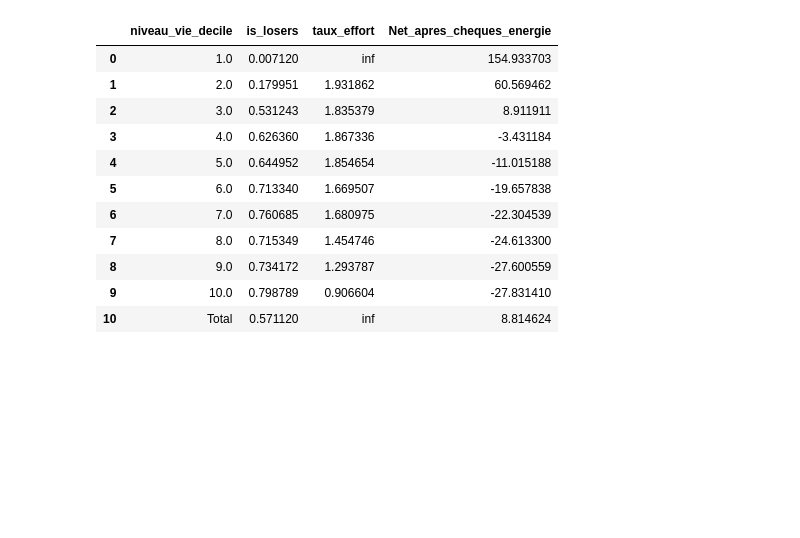
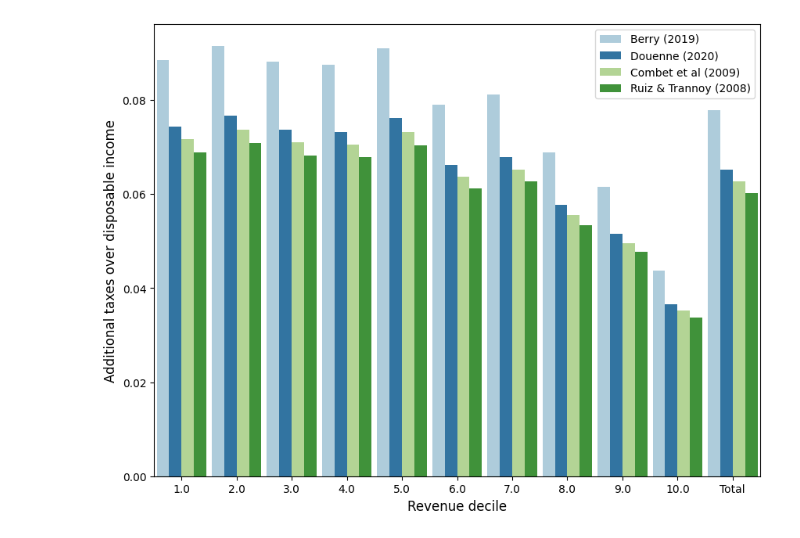
Before and after one commit to openfisca/openfisca-france-indirect-taxation, a Jupyter notebook: openfisca_france_indirect_taxation/projects/Master_Thesis_Herve/Simulation_taxe_energie_winners_losers.ipynb, the cells around one changed output. Cells and saved outputs as stored; diff of their text form; code cells hidden in the pictures; blank space fills up the shorter version.

```diff
--- a/openfisca_france_indirect_taxation/projects/Master_Thesis_Herve/Simulation_taxe_energie_winners_losers.ipynb
+++ b/openfisca_france_indirect_taxation/projects/Master_Thesis_Herve/Simulation_taxe_energie_winners_losers.ipynb
@@ -144,25 +85,4 @@ plt.legend()
-# %%
-to_graph = pd.DataFrame(data = {'niveau_vie_decile' : [1.0 , 2.0 , 3.0 , 4.0, 5.0 , 6.0 , 7.0 , 8.0 , 9.0 , 10.0, 'Total']})
-for var in ['is_losers','taux_effort','Net_apres_cheques_energie']:
-
-    by_decile = pd.DataFrame(data = collapse(menages_reform,'niveau_vie_decile',var)).reset_index().rename(columns = { 0 : var})
-    total = pd.DataFrame(data = {'niveau_vie_decile' : 'Total', var : wavg(menages_reform, var)}, index = [0])
-    to_merge = pd.concat([by_decile, total])
-    to_graph = to_graph.merge(right = to_merge, how = 'inner', on = 'niveau_vie_decile')
-# %%
-to_graph = pd.DataFrame(data = {'niveau_vie_decile' : [1.0 , 2.0 , 3.0 , 4.0, 5.0 , 6.0 , 7.0 , 8.0 , 9.0 , 10.0, 'Total']})
-# %%
-to_graph
-# %% [output]
-|  | niveau_vie_decile | is_losers | taux_effort | Net_apres_cheques_energie |
-| 0 | 1.0 | 0.007120 | inf | 154.933703 |
-| 1 | 2.0 | 0.179951 | 1.931862 | 60.569462 |
-| 2 | 3.0 | 0.531243 | 1.835379 | 8.911911 |
-| 3 | 4.0 | 0.626360 | 1.867336 | -3.431184 |
-| 4 | 5.0 | 0.644952 | 1.854654 | -11.015188 |
-| 5 | 6.0 | 0.713340 | 1.669507 | -19.657838 |
-| 6 | 7.0 | 0.760685 | 1.680975 | -22.304539 |
-| 7 | 8.0 | 0.715349 | 1.454746 | -24.613300 |
-| 8 | 9.0 | 0.734172 | 1.293787 | -27.600559 |
-| 9 | 10.0 | 0.798789 | 0.906604 | -27.831410 |
-| 10 | Total | 0.571120 | inf | 8.814624 |
+# %%
+graph_effort_rate(to_graph,carbon_tax_rv)
+# %% [output]
+[figure, added]
```
Also changed, not shown: parts of 17 cells of this notebook, 2 other files.
